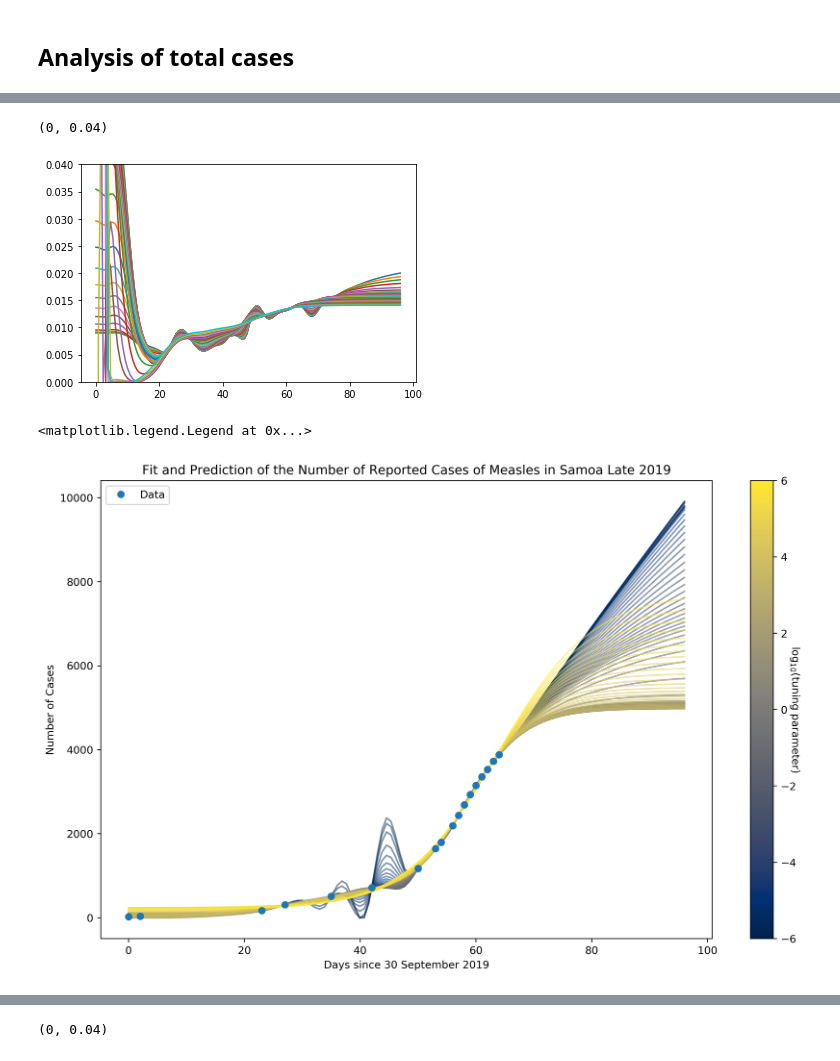
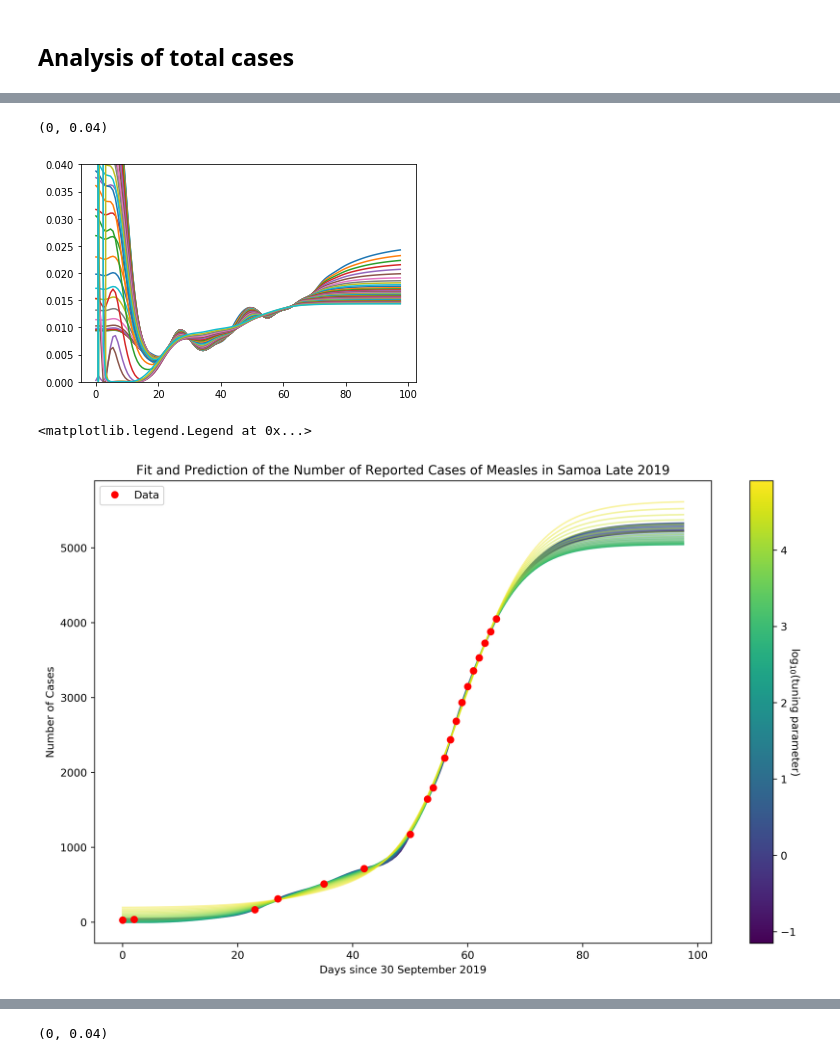
Before and after one commit to dwu402/pypei, a Jupyter notebook: samoa-data.ipynb, the cells around one changed output, grey strips where cells are left out. Cells and saved outputs as stored; diff of their text form; code cells hidden in the pictures.

```diff
--- a/samoa-data.ipynb
+++ b/samoa-data.ipynb
@@ -39,14 +39,14 @@ def seir(t, y, p):
         e*I
     ]
 # %%
-time = [0,2,8,23,27,35,42,50,53,54,56,57,58, 59,60,61,62,63, 64]
+time = [0,2,8,23,27,35,42,50,53,54,56,57,58, 59,60,61,62,63, 64,65]
 S = [141105] + [None]*(len(time)-1)
 R = [54874] + [None]*(len(time)-1)
-H = [0, 0, 0, 11, None, None, None, 189, 147, 147, 183, 176, 193,  190, 197, 189, 191, 183,  174]
-G = [4, 7, 7, 37, None, None, None, None, None, None, 471, 558, 572,  620, 676, 727, 809, 893,  949]
-D = [0, 0, 1, 1, 3, 3, 6, 16, 20, 22, 25, 32, 33,  39, 42, 44, 48, 53,  55]
-cE = [28, 36, None, 169, 314, 513, 716, 1174, 1644, 1797, 2194, 2437, 2686,  2936, 3149, 3357, 3530, 3728,  3881]
-cH = [4, 7, 8, 49, 91, 195, 290, None, None, None, 679, 766, 798,  849, 915, 915, 1048, 1129,  1178]
+H = [0, 0, 0, 11, None, None, None, 189, 147, 147, 183, 176, 193,  190, 197, 189, 191, 183,  174,177]
+G = [4, 7, 7, 37, None, None, None, None, None, None, 471, 558, 572,  620, 676, 727, 809, 893,  949,1009]
+D = [0, 0, 1, 1, 3, 3, 6, 16, 20, 22, 25, 32, 33,  39, 42, 44, 48, 53,  55,60]
+cE = [28, 36, None, 169, 314, 513, 716, 1174, 1644, 1797, 2194, 2437, 2686,  2936, 3149, 3357, 3530, 3728,  3881,4052]
+cH = [4, 7, 8, 49, 91, 195, 290, None, None, None, 679, 766, 798,  849, 915, 915, 1048, 1129,  1178,1246]
 
 plt.plot(time, H, 'o', time, G, 'o', time, D, 'o', time, cE, 'o', time , cH, 'o')
 plt.legend("HGDRA")
@@ -258,26 +272,29 @@ for i in range(30,70):
 plt.ylim(0, 0.04)
 # %% [output]
 (0, 0.04)
-[figure, old version]
+[figure, new version]
 # %%
 import matplotlib.cm as mplcm
 import matplotlib.colors as colors
 
 plt.figure(figsize=[13,8], dpi=360)
 
-cNorm = colors.Normalize(vmin=np.log10(prange[0]), vmax=np.log10(prange[-1]))
-cm = plt.get_cmap('cividis')
+i0, i1 = (40, -10)
+
+cNorm = colors.Normalize(vmin=np.log10(prange[i0]), vmax=np.log10(prange[i1]))
+cm = plt.get_cmap('viridis')
 scalarMap = mplcm.ScalarMappable(norm=cNorm, cmap=cm)
 
-for i,p in enumerate(prange):
-    plt.plot(model.observation_times, getx(sols[i]['x'])[-2], color=scalarMap.to_rgba(np.log10(p)), alpha=0.5)
-plt.plot(time, cE, 'o', label="Data")
+
+for i,p in enumerate(prange[i0:i1:]):
+    plt.plot(model.observation_times, getx(sols[i+i0]['x'])[-2], color=scalarMap.to_rgba(np.log10(p)), alpha=0.4)
+plt.plot(time, cE, 'ro', label="Data")
 plt.title("Fit and Prediction of the Number of Reported Cases of Measles in Samoa Late 2019")
 plt.xlabel("Days since 30 September 2019")
 plt.ylabel("Number of Cases")
 cbar = plt.colorbar(scalarMap)
 cbar.set_label(r'$\log_{10}($tuning parameter$)$', rotation=270)
 plt.legend()
 # %% [output]
 <matplotlib.legend.Legend at 0x...>
-[figure, old version]
+[figure, new version]
```
Also changed, not shown: parts of 16 cells of this notebook, 2 other files.
